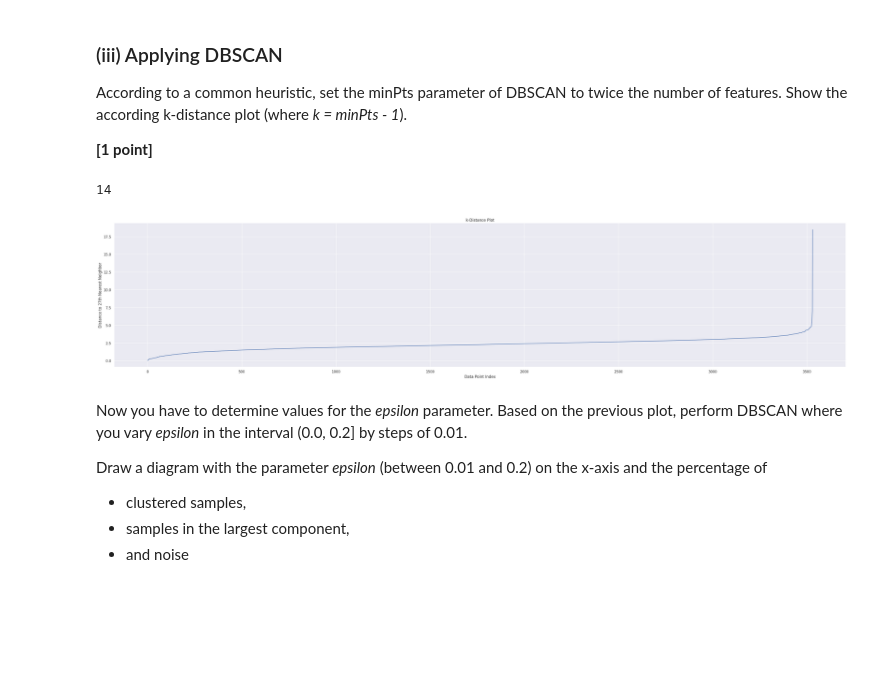
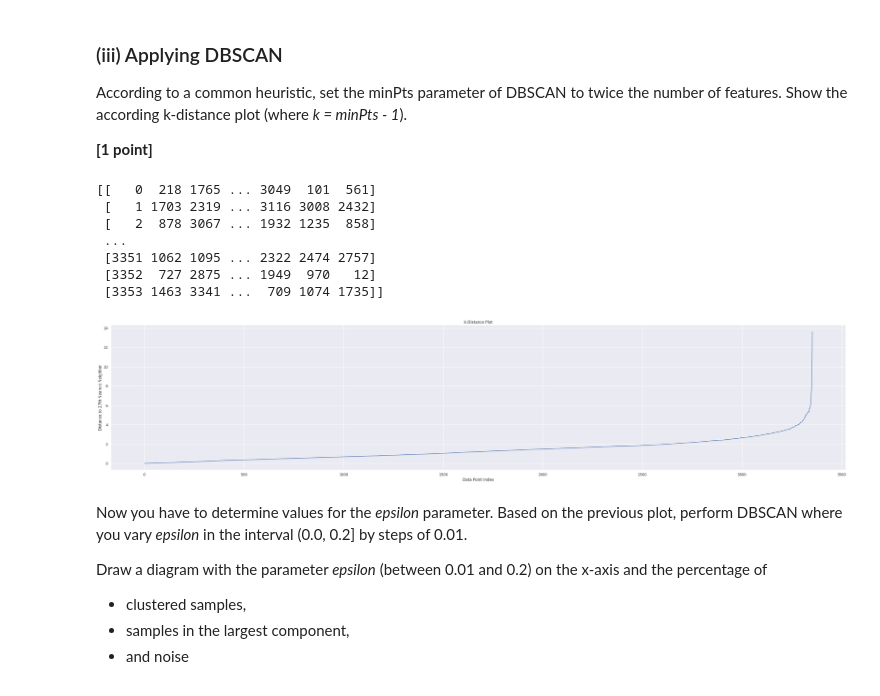
Before and after one commit to sillyduckyluck/IDS_Winning_team, a Jupyter notebook: Part_1/IDS_WS23_Assignment_part_1-student.ipynb, the cells around one changed output. Drawn from its saved outputs; the diff is of its cells as text; code cells hidden in the pictures; blank space fills up the shorter version.

```diff
--- a/Part_1/IDS_WS23_Assignment_part_1-student.ipynb
+++ b/Part_1/IDS_WS23_Assignment_part_1-student.ipynb
@@ -662,38 +644,46 @@ print(distance_matrix_df)
 According to a common heuristic, set the minPts parameter of DBSCAN to twice the number of features. Show the according k-distance plot (where *k = minPts - 1*).
 
 **[1 point]**
-# %%
-print(num_features)
-# %% [output]
-14
 # %%
 import numpy as np
 import matplotlib.pyplot as plt
 from sklearn.neighbors import NearestNeighbors
 from sklearn import cluster
 
 # Calculate minPts
 num_features = len(categorical_features) + len(numerical_features)
 min_pts = 2 * num_features
 
 # k = minPts - 1, then calculate distances to n nearest neighbors
-n_neighbors = min_pts - 1
+n_neighbors = num_features * 2 - 1
+
 nn = NearestNeighbors(n_neighbors=n_neighbors)
 nn_fit = nn.fit(distance_matrix_df)
 distances, indices = nn_fit.kneighbors(distance_matrix_df)
+
+print(indices)
+
+
 
 # First, Sort the distances, and then plot the k-distance graph
 distances = np.sort(distances, axis=0)
 distances = distances[:,1]
 #plt.plot(distances)
 #plt.plot(np.arange(1, len(distances) + 1), distances, marker='.')
 plt.plot(distances)
 plt.title('k-Distance Plot')
 plt.xlabel('Data Point Index')
 plt.ylabel(f'Distance to {n_neighbors}th Nearest Neighbor')
 plt.show()
 # %% [output]
+[[   0  218 1765 ... 3049  101  561]
+ [   1 1703 2319 ... 3116 3008 2432]
+ [   2  878 3067 ... 1932 1235  858]
+ ...
+ [3351 1062 1095 ... 2322 2474 2757]
+ [3352  727 2875 ... 1949  970   12]
+ [3353 1463 3341 ...  709 1074 1735]]
-[figure, old version]
+[figure, new version]
 # %% [markdown]
 Now you have to determine values for the *epsilon* parameter. Based on the previous plot, perform DBSCAN where you vary *epsilon* in the interval (0.0, 0.2] by steps of 0.01.
 
```
Also changed, not shown: parts of 13 cells of this notebook.
